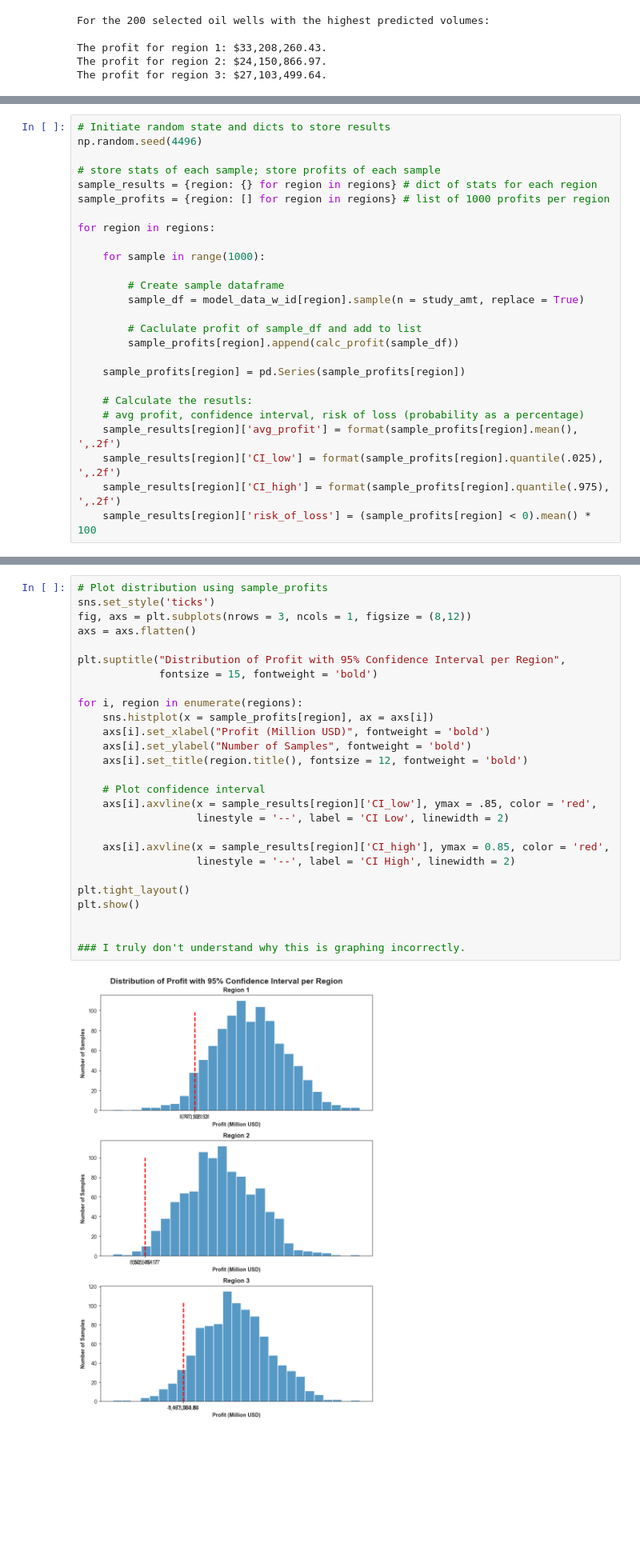
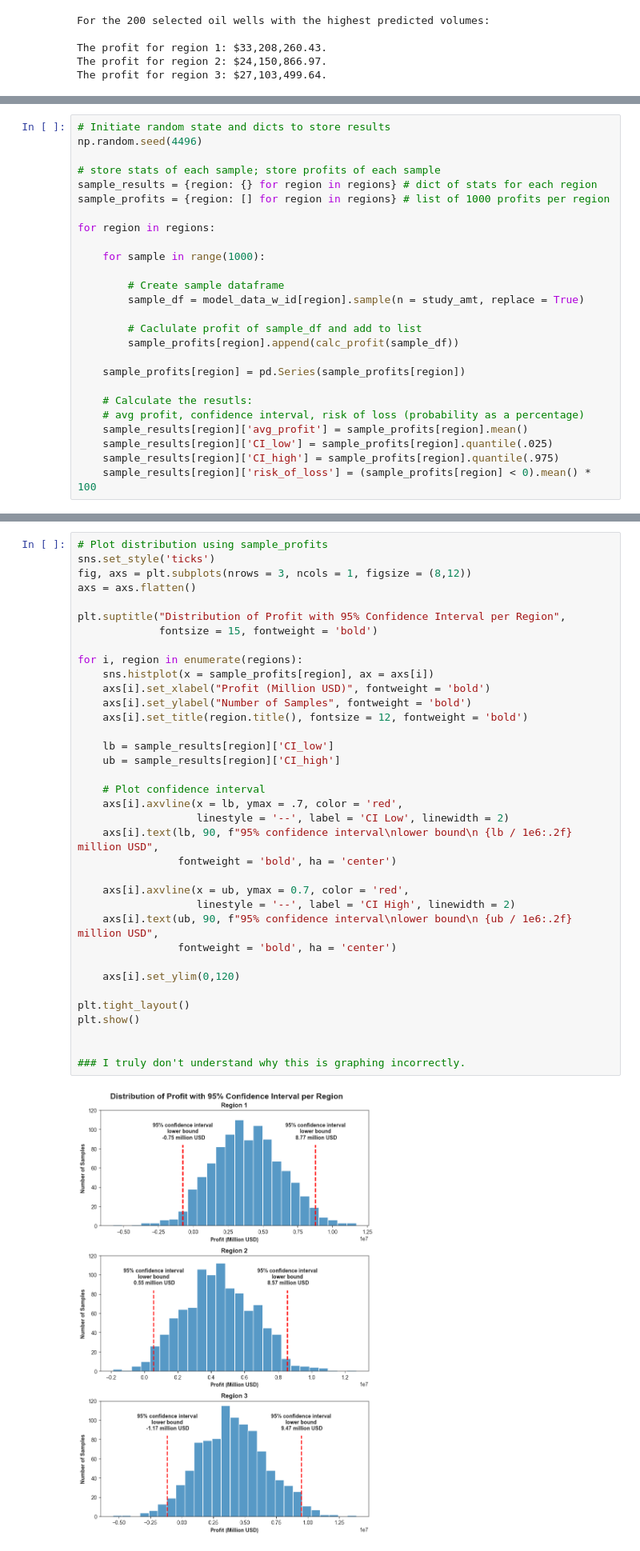
Before and after one commit to MarlowCase/tripleten_datascience_projects, a Jupyter notebook: Sprint_09_Project/Project_9_Marlow_Case.ipynb, the cells around one changed output, grey strips where cells are left out. Shown: that part at 80% size. Drawn from its saved outputs; the diff is of its cells as text; blank space fills up the shorter version.

Commit message:
corrected final chart

```diff
--- a/Sprint_09_Project/Project_9_Marlow_Case.ipynb
+++ b/Sprint_09_Project/Project_9_Marlow_Case.ipynb
@@ -737,9 +737,9 @@ for region in regions:
 
     # Calculate the resutls:
     # avg profit, confidence interval, risk of loss (probability as a percentage)
-    sample_results[region]['avg_profit'] = format(sample_profits[region].mean(), ',.2f')
-    sample_results[region]['CI_low'] = format(sample_profits[region].quantile(.025), ',.2f')
-    sample_results[region]['CI_high'] = format(sample_profits[region].quantile(.975), ',.2f')
+    sample_results[region]['avg_profit'] = sample_profits[region].mean()
+    sample_results[region]['CI_low'] = sample_profits[region].quantile(.025)
+    sample_results[region]['CI_high'] = sample_profits[region].quantile(.975)
     sample_results[region]['risk_of_loss'] = (sample_profits[region] < 0).mean() * 100
 # %%
 # Observe the results
@@ -768,32 +762,41 @@ Length: 1000, dtype: float64
 # %%
 # Plot distribution using sample_profits
 sns.set_style('ticks')
 fig, axs = plt.subplots(nrows = 3, ncols = 1, figsize = (8,12))
 axs = axs.flatten()
 
 plt.suptitle("Distribution of Profit with 95% Confidence Interval per Region",
              fontsize = 15, fontweight = 'bold')
 
 for i, region in enumerate(regions):
     sns.histplot(x = sample_profits[region], ax = axs[i])
     axs[i].set_xlabel("Profit (Million USD)", fontweight = 'bold')
     axs[i].set_ylabel("Number of Samples", fontweight = 'bold')
     axs[i].set_title(region.title(), fontsize = 12, fontweight = 'bold')
 
+    lb = sample_results[region]['CI_low']
+    ub = sample_results[region]['CI_high']
+
     # Plot confidence interval
-    axs[i].axvline(x = sample_results[region]['CI_low'], ymax = .85, color = 'red',
+    axs[i].axvline(x = lb, ymax = .7, color = 'red',
                    linestyle = '--', label = 'CI Low', linewidth = 2)
+    axs[i].text(lb, 90, f"95% confidence interval\nlower bound\n {lb / 1e6:.2f} million USD",
+                fontweight = 'bold', ha = 'center')
 
-    axs[i].axvline(x = sample_results[region]['CI_high'], ymax = 0.85, color = 'red',
+    axs[i].axvline(x = ub, ymax = 0.7, color = 'red',
                    linestyle = '--', label = 'CI High', linewidth = 2)
+    axs[i].text(ub, 90, f"95% confidence interval\nlower bound\n {ub / 1e6:.2f} million USD",
+                fontweight = 'bold', ha = 'center')
+
+    axs[i].set_ylim(0,120)
 
 plt.tight_layout()
 plt.show()
 
 
 ### I truly don't understand why this is graphing incorrectly.
 # %% [output]
-[figure, old version]
+[figure, new version]
 # %% [markdown]
 From the table and distributions above, `region 2` is the only region where the confidence interval contains only positive values. This is significant for OilyGiant because this means I am 95% confident that the **average profit** for selecting 200 wells in `region 2` will fall within **0.5M USD and 8.5M USD**. Additionally, the **risk of loss** being only `1.2%`.
 In contrast, `Regions 1 and 3` both contain negative values at the lower bounds of their confidence intervals; therefore, I would not recommend OilyGiant proceed in these regions as they indicate a higher risk of incurring losses.
```
Also changed, not shown: parts of 2 cells of this notebook.
